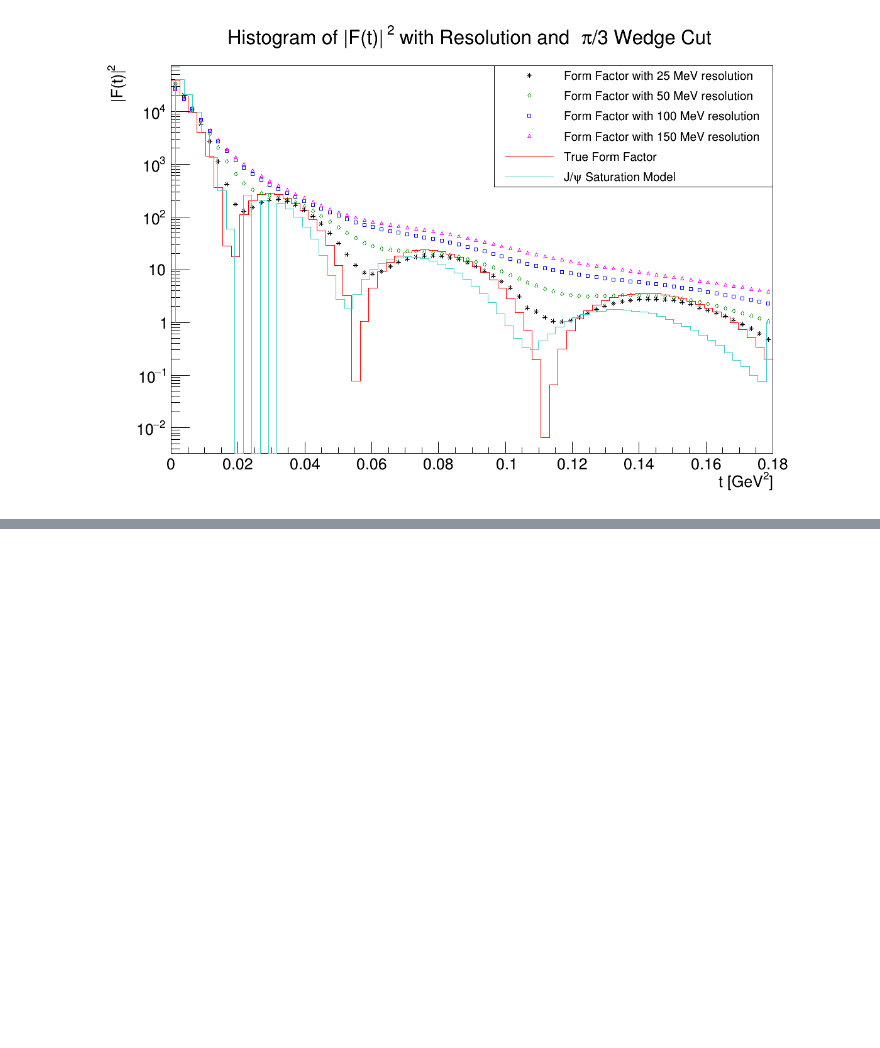
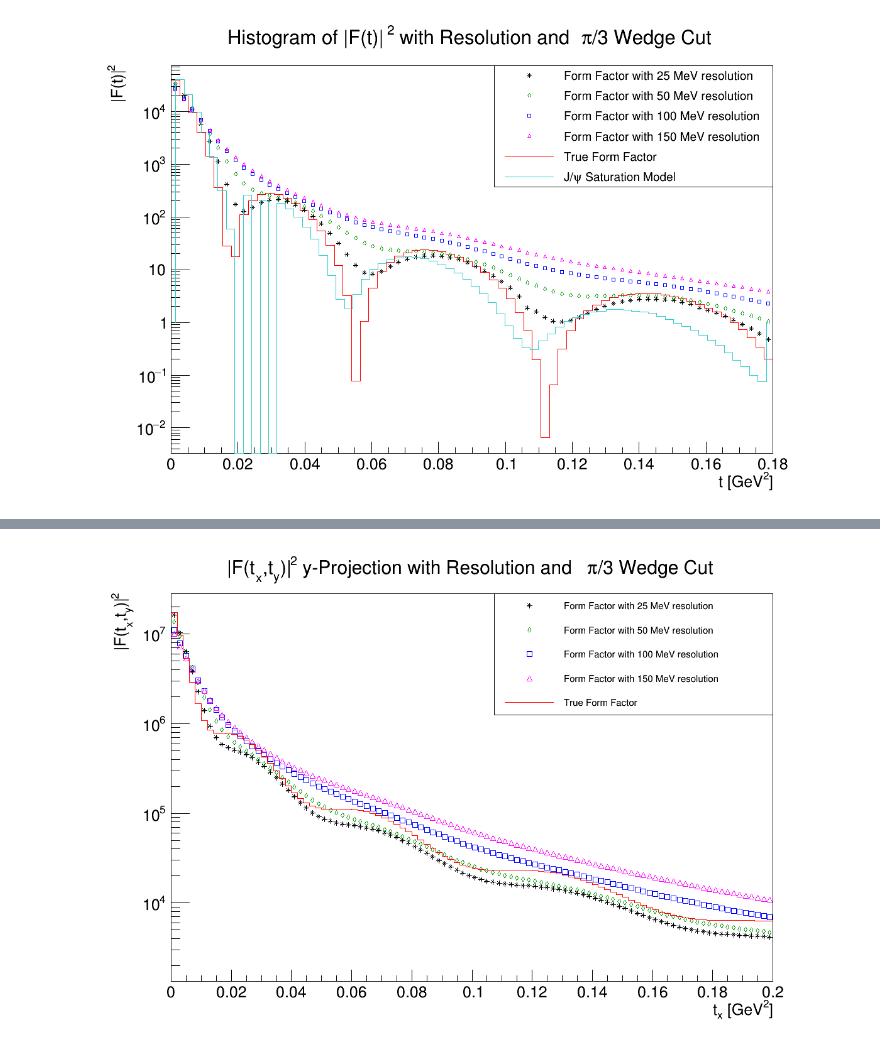
Before and after one commit to macink/EIC_VM_Diffraction, a Jupyter notebook: comparisons/compare_pio3.ipynb, the cells around one changed output, grey strips where cells are left out. Saved outputs shown, nothing was run; the diff lists cells and outputs as text; code cells hidden in the pictures; blank space fills up the shorter version.

```diff
--- a/comparisons/compare_pio3.ipynb
+++ b/comparisons/compare_pio3.ipynb
@@ -365,0 +386,73 @@ c1->Draw();
+# %%
+TCanvas *c1 = new TCanvas("", "", 1200, 800);
+
+TH2D *trueFF_hist = ff_2d.getFormFactort_hist();
+    trueFF_hist->SetTitle("|F(t_{x},t_{y})|^{2} y-Projection with Resolution and #pi/3 Wedge Cut");
+    trueFF_hist->GetZaxis()->SetTitle("|F(t_{x},t_{y})|^{2}");
+    trueFF_hist->GetYaxis()->SetTitle("t_{y} [GeV^{2}]");
+    trueFF_hist->GetXaxis()->SetTitle("t_{x} [GeV^{2}]");
+    trueFF_hist->Scale(197./trueFF_hist->Integral(), "width");
+    trueFF_hist->SetLineColor(kRed);
+    trueFF_hist->SetLineWidth(2);
+    trueFF_hist->SetLineStyle(10);
+    //trueFF_hist->ProjectionY()->Draw("HIST");
+
+TH2D *ff_hist2d_25 = ff_wResCut_2d_25.getWedgeRes_hist_2D();
+    //ff_hist2d_25->GetYaxis()->SetRangeUser(1e-5,1e5);
+    ff_hist2d_25->Scale(197./ff_hist2d_25->Integral(), "width");
+    ff_hist2d_25->SetMarkerStyle(3);
+    ff_hist2d_25->SetMarkerSize(1.2);
+    ff_hist2d_25->SetMarkerColor(kBlack);
+    //ff_hist2d_25->ProjectionY()->Draw("P HIST SAME");
+
+TH2D *ff_hist2d_50 = ff_wResCut_2d_50.getWedgeRes_hist_2D();
+    //ff_hist2d_50->GetYaxis()->SetRangeUser(1e-5,1e5);
+    ff_hist2d_50->Scale(197./ff_hist2d_50->Integral(), "width");
+    ff_hist2d_50->SetMarkerStyle(27);
+    ff_hist2d_50->SetMarkerSize(1.2);
+    ff_hist2d_50->SetMarkerColor(kGreen+2);
+    //ff_hist2d_50->ProjectionY()->Draw("P HIST SAME");
+
+TH2D *ff_hist2d_100 = ff_wResCut_2d_100.getWedgeRes_hist_2D();
+    ff_hist2d_100->Scale(197./ff_hist2d_100->Integral(), "width");
+    ff_hist2d_100->SetMarkerStyle(25);
+    ff_hist2d_100->SetMarkerSize(1);
+    ff_hist2d_100->SetMarkerColor(kBlue);
+    //ff_hist2d_100->ProjectionY()->Draw("P HIST SAME");
+
+TH2D *ff_hist2d_150 = ff_wResCut_2d_150.getWedgeRes_hist_2D();
+    ff_hist2d_150->Scale(197./ff_hist2d_150->Integral(), "width");
+    ff_hist2d_150->SetMarkerStyle(26);
+    ff_hist2d_150->SetMarkerSize(1);
+    ff_hist2d_150->SetMarkerColor(kMagenta);
+    //ff_hist2d_150->ProjectionY()->Draw("P HIST SAME");
+
+// Create a THStack to hold the histograms
+THStack *hs = new THStack("hs", "|F(t_{x},t_{y})|^{2} y-Projection with Resolution and #pi/3 Wedge Cut");
+
+hs->Add(ff_hist2d_25->ProjectionY("proj_25"));
+hs->Add(ff_hist2d_50->ProjectionY("proj_50"));
+hs->Add(ff_hist2d_100->ProjectionY("proj_100"));
+hs->Add(ff_hist2d_150->ProjectionY("proj_150"));
+
+hs->Draw("NOSTACK P");
+
+trueFF_hist->ProjectionY("proj_true")->Draw("HIST SAME");
+
+hs->GetXaxis()->SetTitle("t_{x} [GeV^{2}]");
+hs->GetYaxis()->SetTitle("|F(t_{x},t_{y})|^{2}");
+
+// Adding legend
+auto legend = new TLegend(0.53,0.65,0.9,0.9);
+legend->AddEntry("proj_25", "Form Factor with 25 MeV resolution", "p");
+legend->AddEntry("proj_50", "Form Factor with 50 MeV resolution", "p");
+legend->AddEntry("proj_100", "Form Factor with 100 MeV resolution", "p");
+legend->AddEntry("proj_150", "Form Factor with 150 MeV resolution", "p");
+legend->AddEntry("proj_true", "True Form Factor", "l");
+legend->Draw();
+
+gPad->Update();
+gPad->SetLogy(1);
+c1->Draw();
+# %% [output]
+[figure, added]
```
Also changed, not shown: parts of 11 cells of this notebook, 3 other files.
